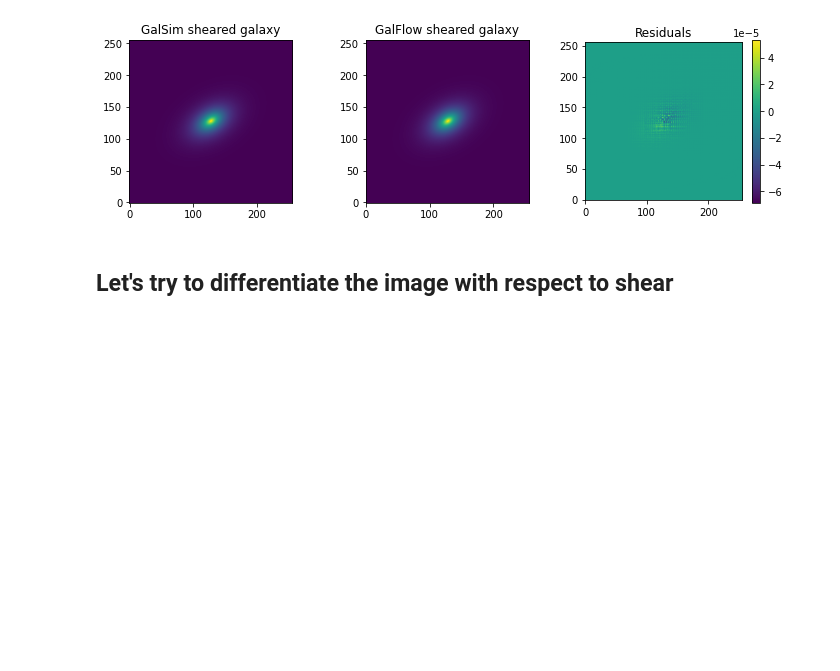
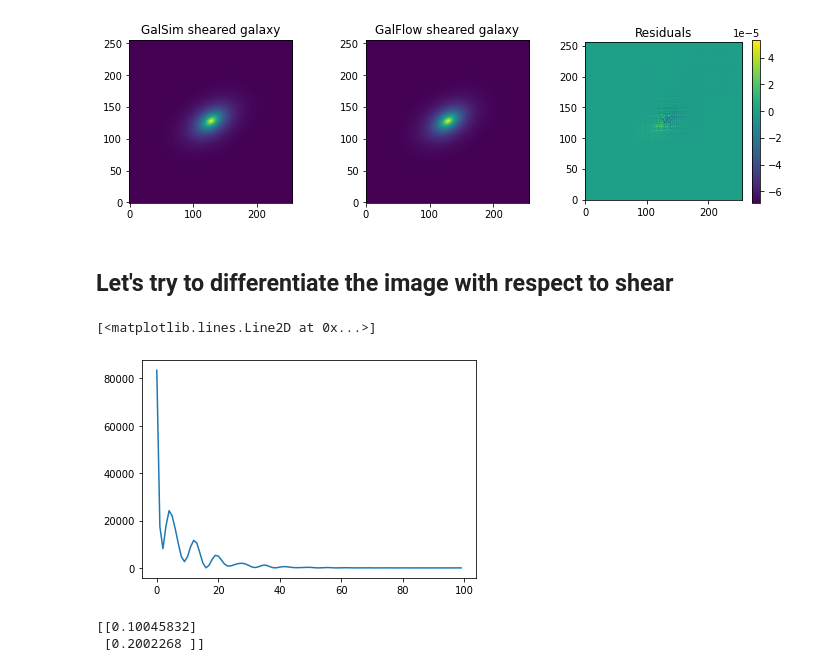
Before and after one commit to b-remy/GalFlow, a Jupyter notebook: notebooks/Shear_transformation.ipynb, the cells around one changed output. Cells and saved outputs as stored; diff of their text form; code cells hidden in the pictures; blank space fills up the shorter version.

Commit message:
demonstrate gradient through shear ops

```diff
--- a/notebooks/Shear_transformation.ipynb
+++ b/notebooks/Shear_transformation.ipynb
@@ -97,0 +109,28 @@ imshow((img_out[0,:,:,0] - image_shear), origin='lower'); colorbar();
+# %%
+optimizer = tf.train.AdamOptimizer(learning_rate=0.1)
+# %%
+#for i in range(100):
+for i in range(10):
+    train = optimizer.minimize(loss, var_list=shear)
+# %%
+# initialize the variables
+init = tf.global_variables_initializer()
+sess = tf.Session()
+sess.run(init)
+# %%
+feed_dict = {obs:image_shear.reshape([1,256,256,1]), model:image_original.reshape([1,256,256,1])}
+# %%
+losses = []
+for i in range(100):
+    _, l, s_res = sess.run([train, loss, shear], feed_dict)
+    losses.append(l)
+
+plot(losses)
+# %% [output]
+[<matplotlib.lines.Line2D at 0x...>]
+[figure, added]
+# %%
+print(s_res)
+# %% [output]
+[[0.10045832]
+ [0.2002268 ]]
```
Also changed, not shown: parts of 2 cells of this notebook.
